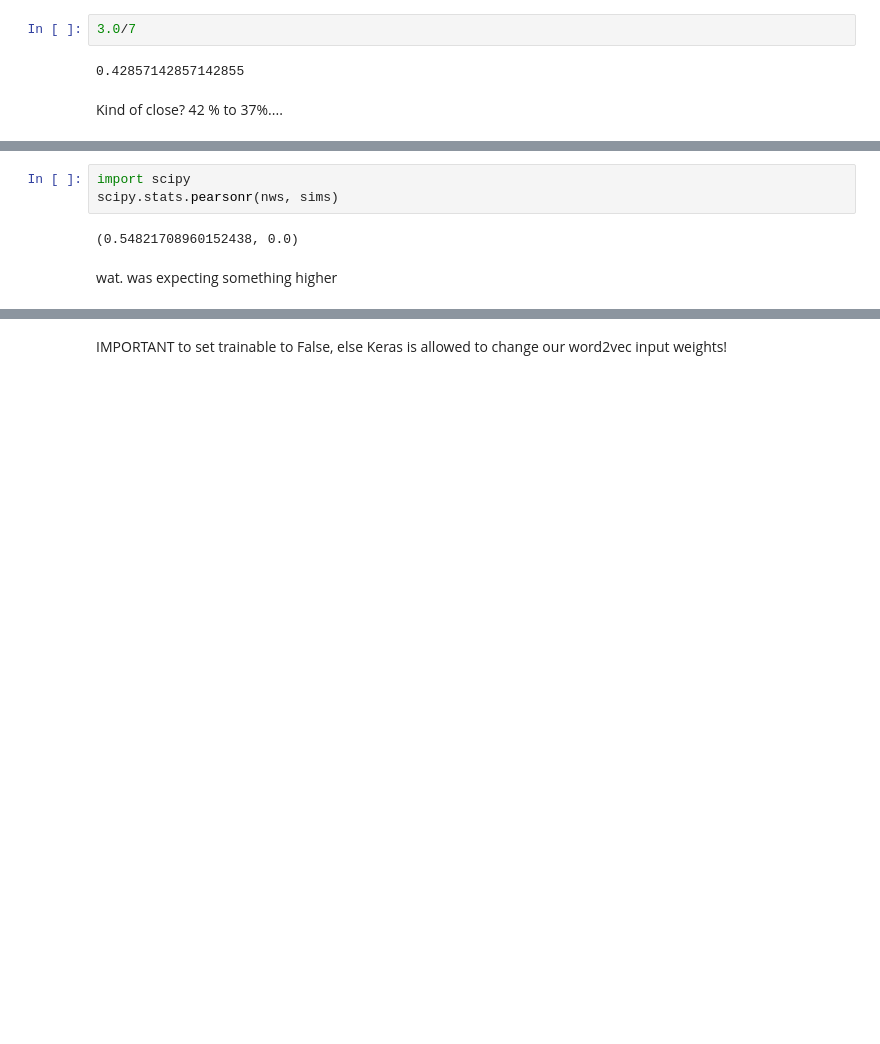
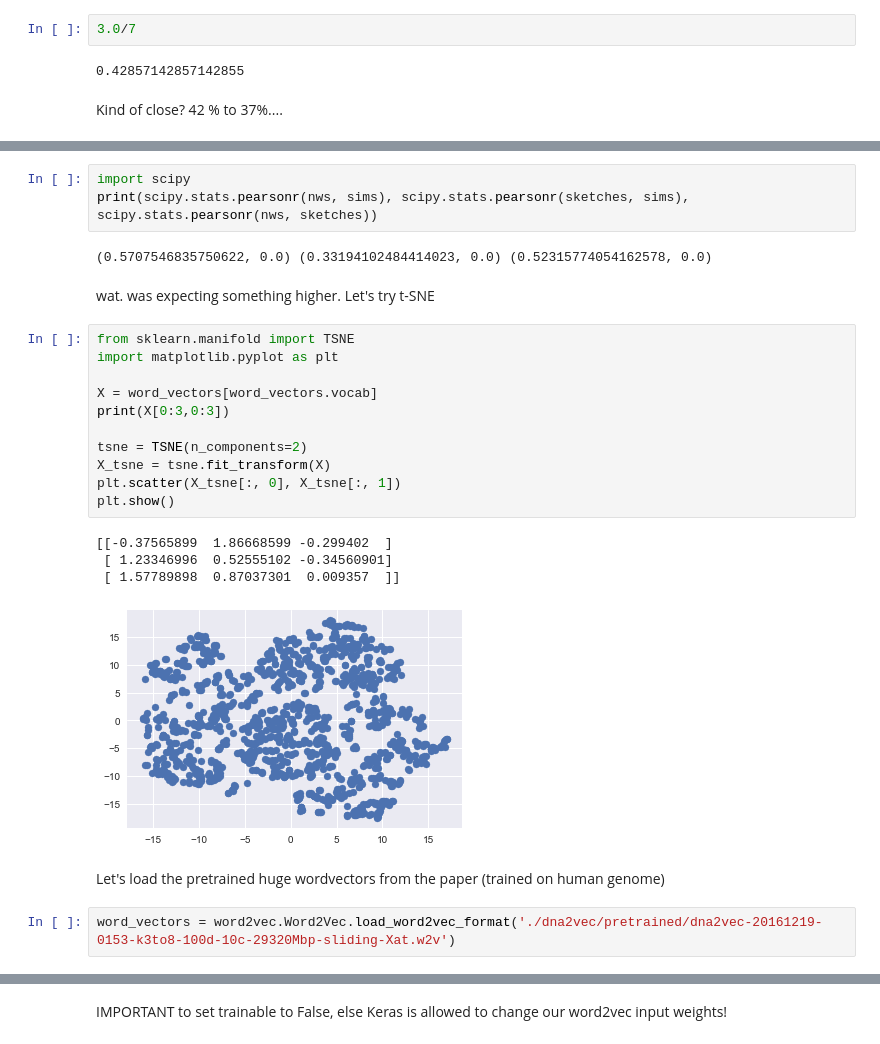
Before and after one commit to philippbayer/machine_learning_notebooks, a Jupyter notebook: Embeddings + keras.ipynb, the cells around one changed output, grey strips where cells are left out. Cells and saved outputs as stored; diff of their text form; blank space fills up the shorter version.

```diff
--- a/Embeddings + keras.ipynb
+++ b/Embeddings + keras.ipynb
@@ -314,7 +330,27 @@ sns.jointplot(np.abs(nws), np.abs(sims), kind='reg');
 # %%
 import scipy
-scipy.stats.pearsonr(nws, sims)
+print(scipy.stats.pearsonr(nws, sims), scipy.stats.pearsonr(sketches, sims), scipy.stats.pearsonr(nws, sketches))
 # %% [output]
-(0.54821708960152438, 0.0)
+(0.5707546835750622, 0.0) (0.33194102484414023, 0.0) (0.52315774054162578, 0.0)
 # %% [markdown]
-wat. was expecting something higher
+wat. was expecting something higher. Let's try t-SNE
+# %%
+from sklearn.manifold import TSNE
+import matplotlib.pyplot as plt
+
+X = word_vectors[word_vectors.vocab]
+print(X[0:3,0:3])
+
+tsne = TSNE(n_components=2)
+X_tsne = tsne.fit_transform(X)
+plt.scatter(X_tsne[:, 0], X_tsne[:, 1])
+plt.show()
+# %% [output]
+[[-0.37565899  1.86668599 -0.299402  ]
+ [ 1.23346996  0.52555102 -0.34560901]
+ [ 1.57789898  0.87037301  0.009357  ]]
+[figure, added]
+# %% [markdown]
+Let's load the pretrained huge wordvectors from the paper (trained on human genome)
+# %%
+word_vectors = word2vec.Word2Vec.load_word2vec_format('./dna2vec/pretrained/dna2vec-20161219-0153-k3to8-100d-10c-29320Mbp-sliding-Xat.w2v')
```
Also changed, not shown: parts of 19 cells of this notebook.
